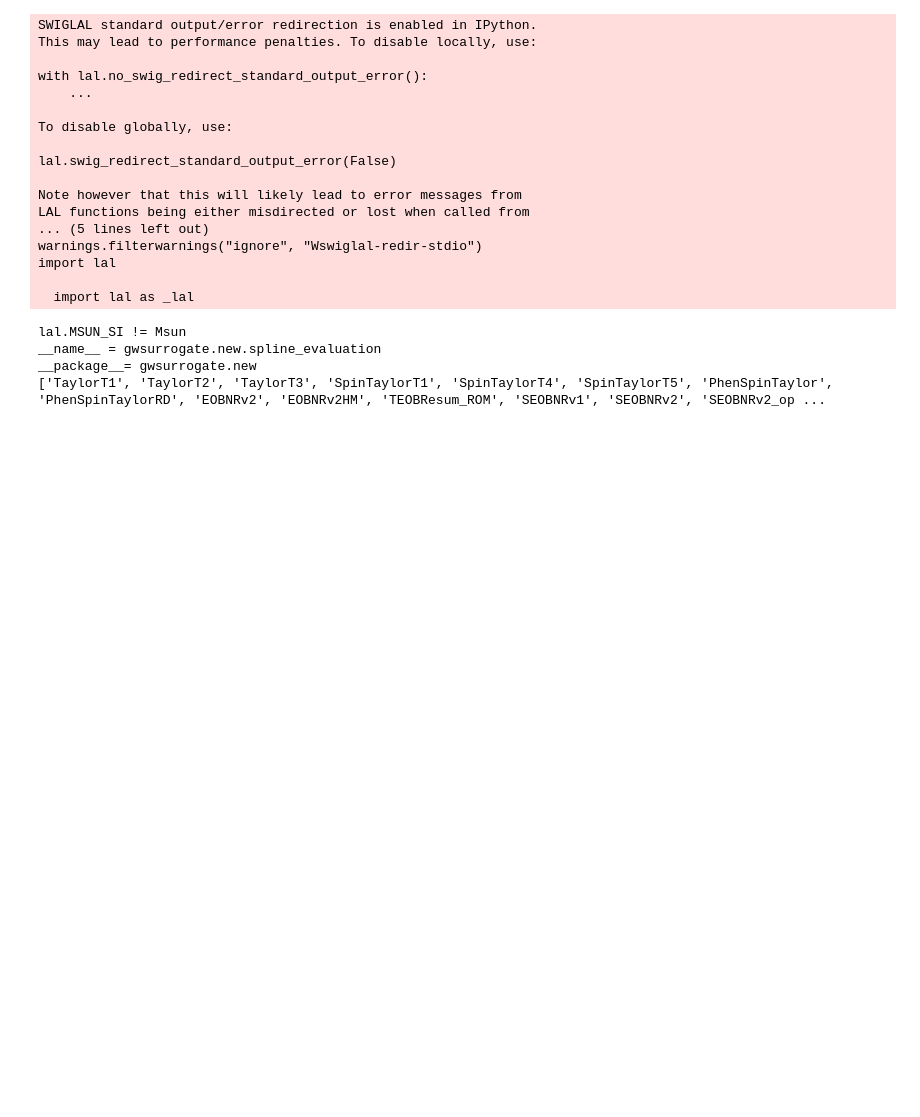
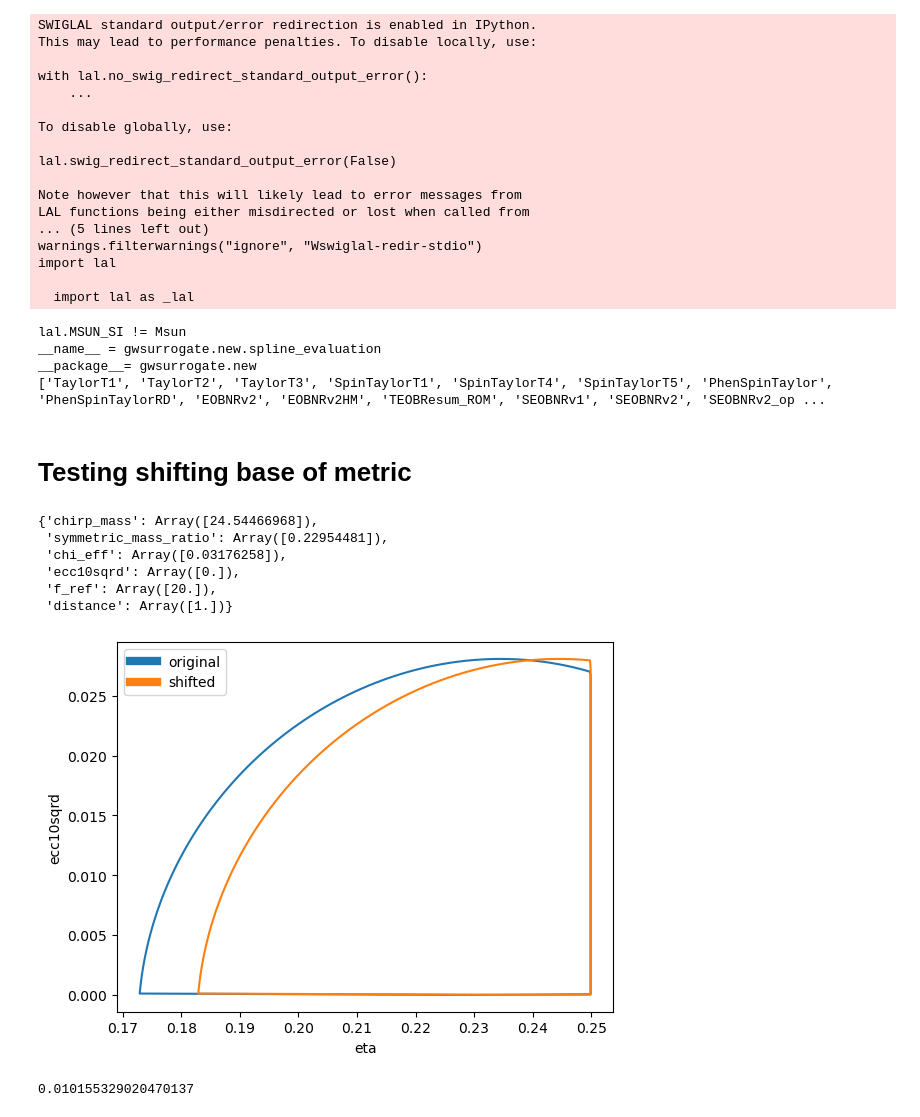
Before and after one commit to BenGPatterson/EccentricBinaries, a Jupyter notebook: notebooks/metrics_in_the_corner.ipynb, the cells around one changed output. Cells and saved outputs as stored; diff of their text form; code cells hidden in the pictures; blank space fills up the shorter version.

Commit message:
testing creating initial metric for degen line in simple_pe_filter

```diff
--- a/notebooks/metrics_in_the_corner.ipynb
+++ b/notebooks/metrics_in_the_corner.ipynb
@@ -289,3 +291,43 @@ lal.MSUN_SI != Msun
 __name__ = gwsurrogate.new.spline_evaluation
 __package__= gwsurrogate.new
 ['TaylorT1', 'TaylorT2', 'TaylorT3', 'SpinTaylorT1', 'SpinTaylorT4', 'SpinTaylorT5', 'PhenSpinTaylor', 'PhenSpinTaylorRD', 'EOBNRv2', 'EOBNRv2HM', 'TEOBResum_ROM', 'SEOBNRv1', 'SEOBNRv2', 'SEOBNRv2_op ...
+# %% [markdown]
+# Testing shifting base of metric
+# %%
+metric_path = 'pe_4d_pipeline/dataslot_19/peak_info'
+with open(metric_path, 'rb') as fp:
+    metric_19 = pickle.load(fp)['initial_metric']
+metric_19.mins = None
+metric_19.maxs = None
+
+import matplotlib as mpl
+mpl.rcParams.update(mpl.rcParamsDefault)
+# %%
+metric_19.x
+# %% [output]
+{'chirp_mass': Array([24.54466968]),
+ 'symmetric_mass_ratio': Array([0.22954481]),
+ 'chi_eff': Array([0.03176258]),
+ 'ecc10sqrd': Array([0.]),
+ 'f_ref': Array([20.]),
+ 'distance': Array([1.])}
+# %%
+metric_19_shift = copy.deepcopy(metric_19)
+metric_19_shift.x['symmetric_mass_ratio'] += 0.01
+# %%
+metric_19.project_metric(['symmetric_mass_ratio', 'ecc10sqrd'])
+ellipse_19 = metric_19.generate_ellipse(npts=1000, scale=1, projected=True)
+plt.plot(ellipse_19['symmetric_mass_ratio'], ellipse_19['ecc10sqrd'], c='C0', label='original')
+metric_19_shift.project_metric(['symmetric_mass_ratio', 'ecc10sqrd'])
+ellipse_19_shift = metric_19_shift.generate_ellipse(npts=1000, scale=1, projected=True)
+plt.plot(ellipse_19_shift['symmetric_mass_ratio'], ellipse_19_shift['ecc10sqrd'], c='C1', label='shifted')
+plt.legend()
+plt.ylabel('ecc10sqrd')
+plt.xlabel('eta')
+plt.show()
+# %% [output]
+[figure, added]
+# %%
+metric_19.mismatch
+# %% [output]
+0.010155329020470137
```
Also changed, not shown: parts of 1 cell of this notebook, 12 other files.
